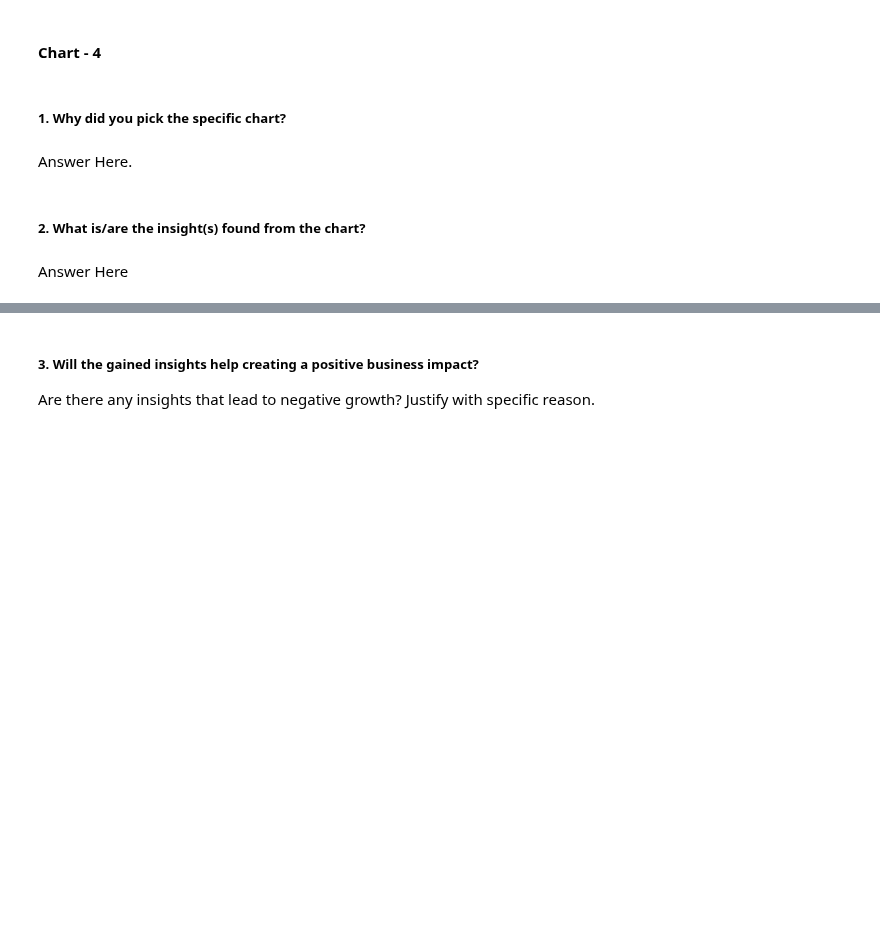
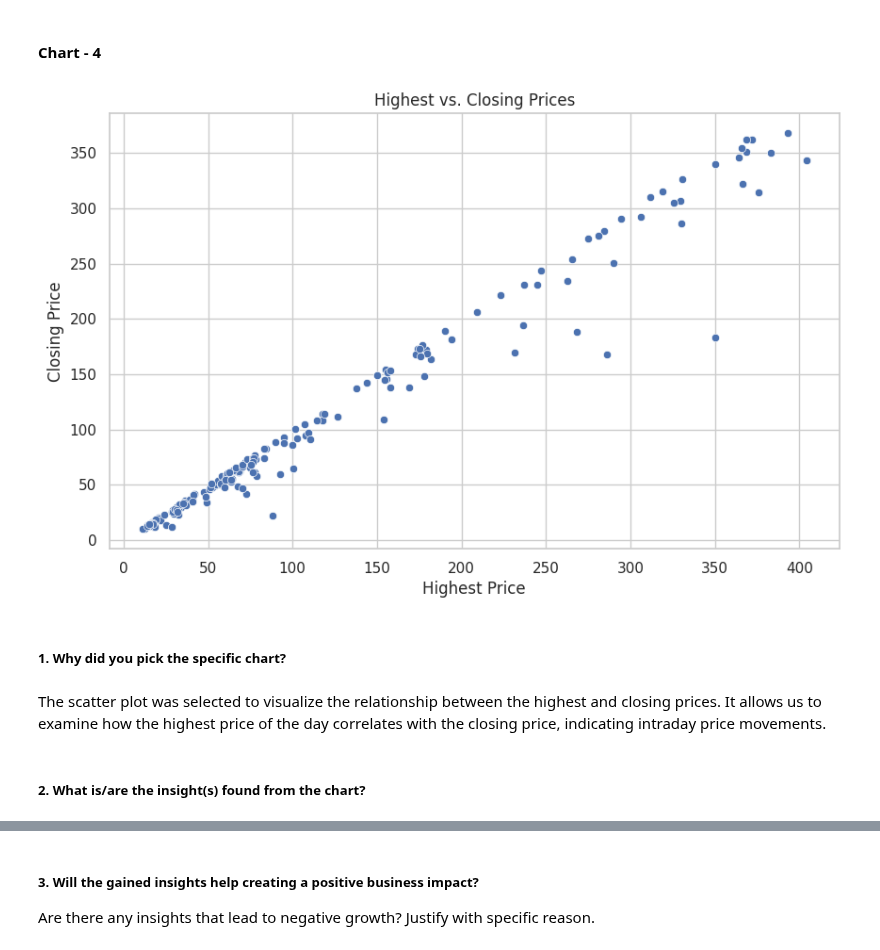
Before and after one commit to KushangShah/ML-Project-End-to-End-Machine-Learning., a Jupyter notebook: Yes_Bank_Stock_Closing_Price_Prediction.ipynb, the cells around one changed output, grey strips where cells are left out. Cells and saved outputs as stored; diff of their text form; code cells hidden in the pictures; blank space fills up the shorter version.

```diff
--- a/Yes_Bank_Stock_Closing_Price_Prediction.ipynb
+++ b/Yes_Bank_Stock_Closing_Price_Prediction.ipynb
@@ -393,8 +412,21 @@ Answer Here
+# %%
+# Chart - 4 visualization code
+# Scatter Plot of Highest vs. Closing Prices
+plt.figure(figsize=(10, 6))
+
+sns.scatterplot(x='High', y='Close', data=yes_bank_df_2)
+
+plt.title('Highest vs. Closing Prices')
+plt.xlabel('Highest Price')
+plt.ylabel('Closing Price')
+plt.grid(True)
+
+plt.show()
+# %% [output]
+[figure, added]
 # %% [markdown]
 ##### 1. Why did you pick the specific chart?
-# %% [markdown]
-Answer Here.
+# %% [markdown]
+The scatter plot was selected to visualize the relationship between the highest and closing prices. It allows us to examine how the highest price of the day correlates with the closing price, indicating intraday price movements.
 # %% [markdown]
 ##### 2. What is/are the insight(s) found from the chart?
-# %% [markdown]
-Answer Here
```
Also changed, not shown: parts of 20 cells of this notebook.
